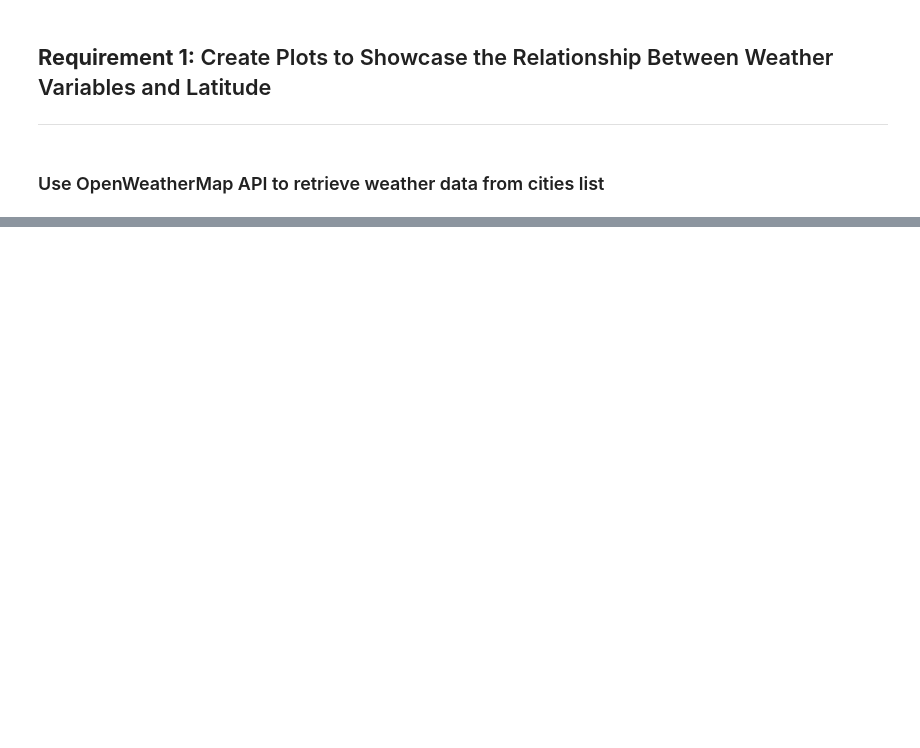
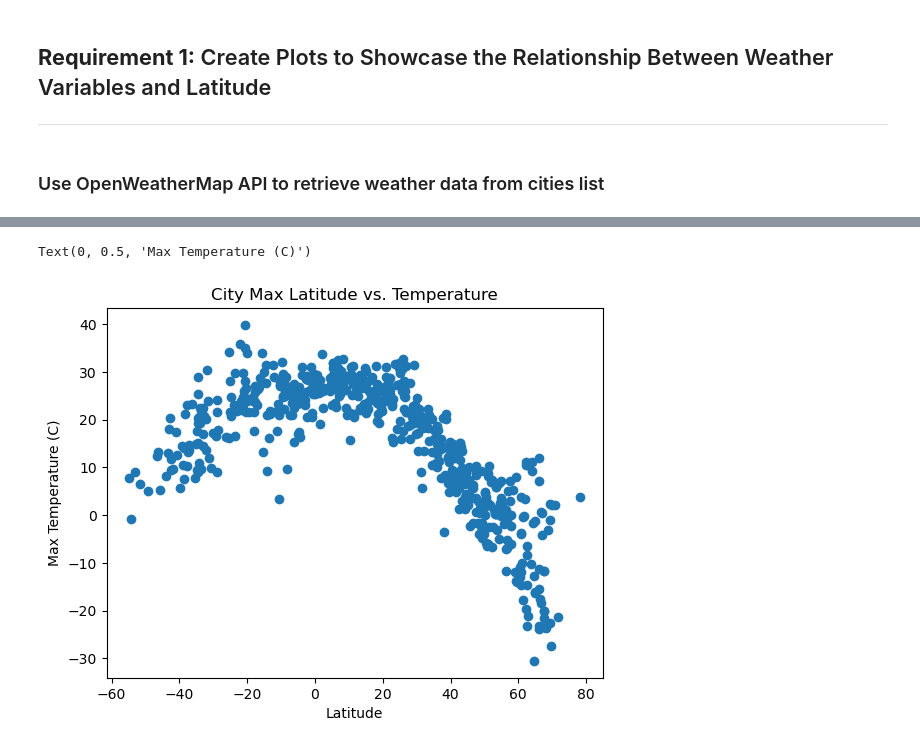
Before and after one commit to brianna-mitri/python-api-challenge, a Jupyter notebook: WeatherPy/WeatherPy.ipynb, the cells around one changed output, grey strips where cells are left out. Saved outputs shown, nothing was run; the diff lists cells and outputs as text; code cells hidden in the pictures; blank space fills up the shorter version.

```diff
--- a/WeatherPy/WeatherPy.ipynb
+++ b/WeatherPy/WeatherPy.ipynb
@@ -211,0 +278,8 @@ city_data
+# %%
+plt.scatter(city_data_df['Lat'], city_data_df['Max Temp'])
+plt.title('City Max Latitude vs. Temperature')
+plt.xlabel('Latitude')
+plt.ylabel('Max Temperature (C)')
+# %% [output]
+Text(0, 0.5, 'Max Temperature (C)')
+[figure, added]
```
Also changed, not shown: parts of 16 cells of this notebook, 2 other files.
